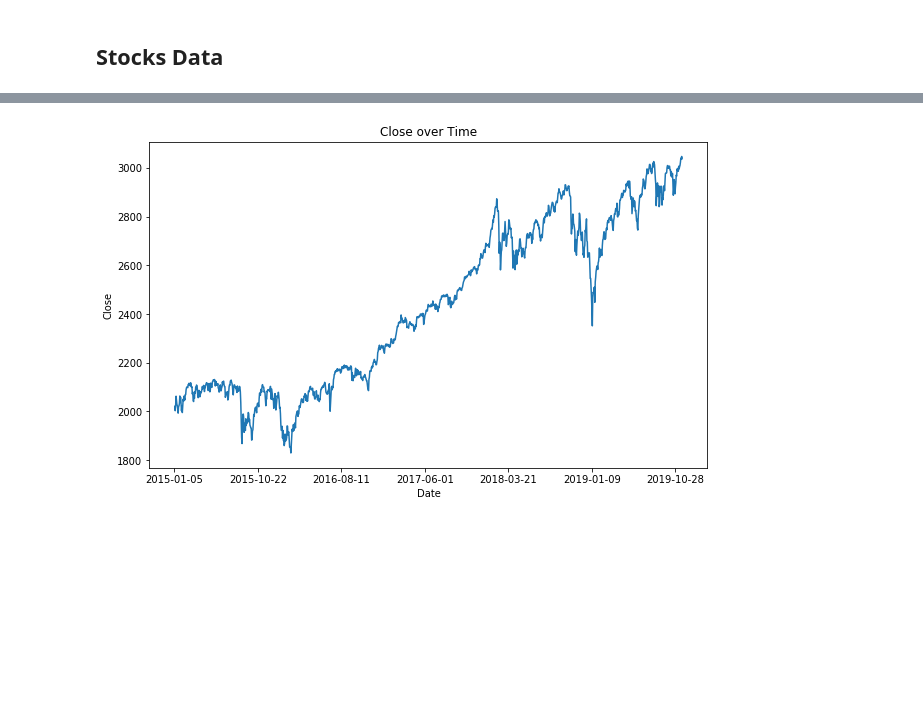
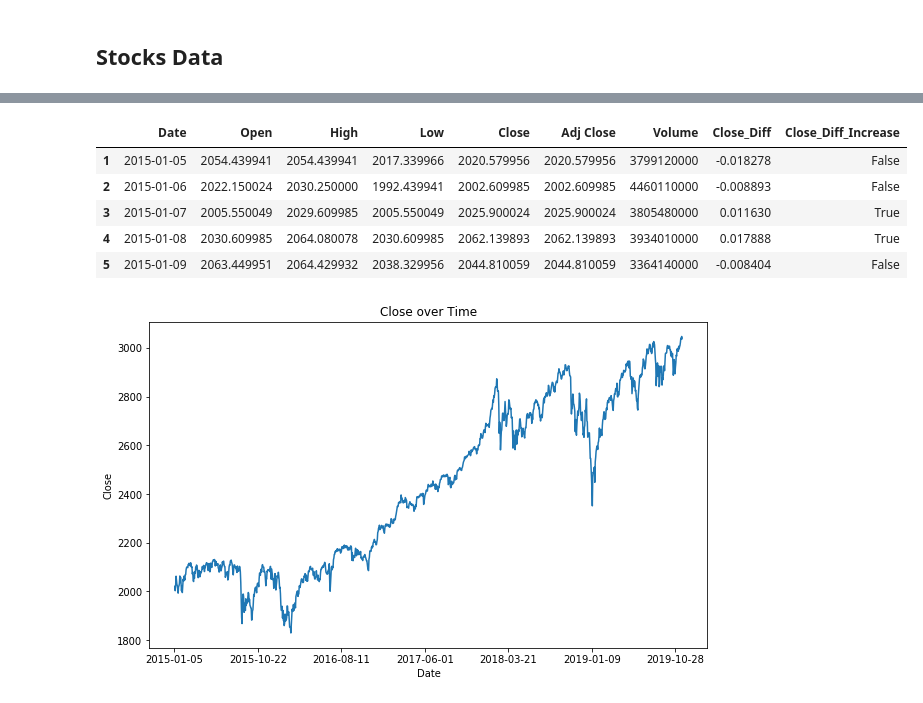
Before and after one commit to AbbyB/orie4741, a Jupyter notebook: Final Project/News Models.ipynb, the cells around one changed output, grey strips where cells are left out. Saved outputs shown, nothing was run; the diff lists cells and outputs as text; code cells hidden in the pictures; blank space fills up the shorter version.

```diff
--- a/Final Project/News Models.ipynb
+++ b/Final Project/News Models.ipynb
@@ -30,3 +45,12 @@ sp500.head()
+# %%
+market_dfs["^GSPC"].head()
+# %% [output]
+|  | Date | Open | High | Low | Close | Adj Close | Volume | Close_Diff | Close_Diff_Increase |
+| 1 | 2015-01-05 | 2054.439941 | 2054.439941 | 2017.339966 | 2020.579956 | 2020.579956 | 3799120000 | -0.018278 | False |
+| 2 | 2015-01-06 | 2022.150024 | 2030.250000 | 1992.439941 | 2002.609985 | 2002.609985 | 4460110000 | -0.008893 | False |
+| 3 | 2015-01-07 | 2005.550049 | 2029.609985 | 2005.550049 | 2025.900024 | 2025.900024 | 3805480000 | 0.011630 | True |
+| 4 | 2015-01-08 | 2030.609985 | 2064.080078 | 2030.609985 | 2062.139893 | 2062.139893 | 3934010000 | 0.017888 | True |
+| 5 | 2015-01-09 | 2063.449951 | 2064.429932 | 2038.329956 | 2044.810059 | 2044.810059 | 3364140000 | -0.008404 | False |
 # %%
 # Plots a trend for a symbol in the dfs dictionary for the col specified. Standardized divides all data by the mean
 def plot_trend(df, col, standardize=False):
```
Also changed, not shown: parts of 21 cells of this notebook, 1 other file.
